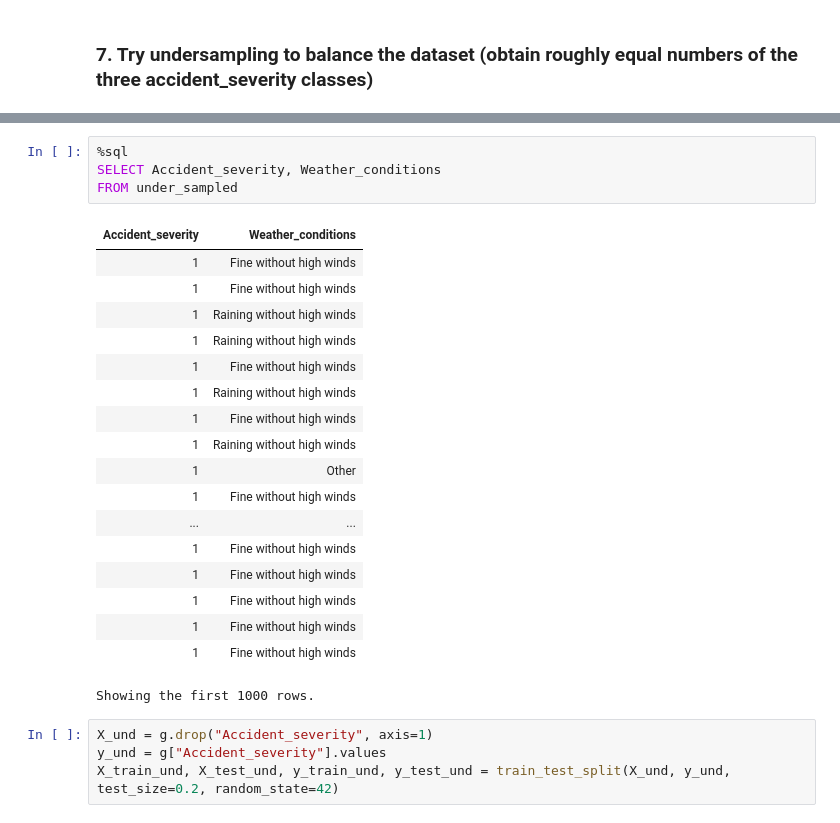
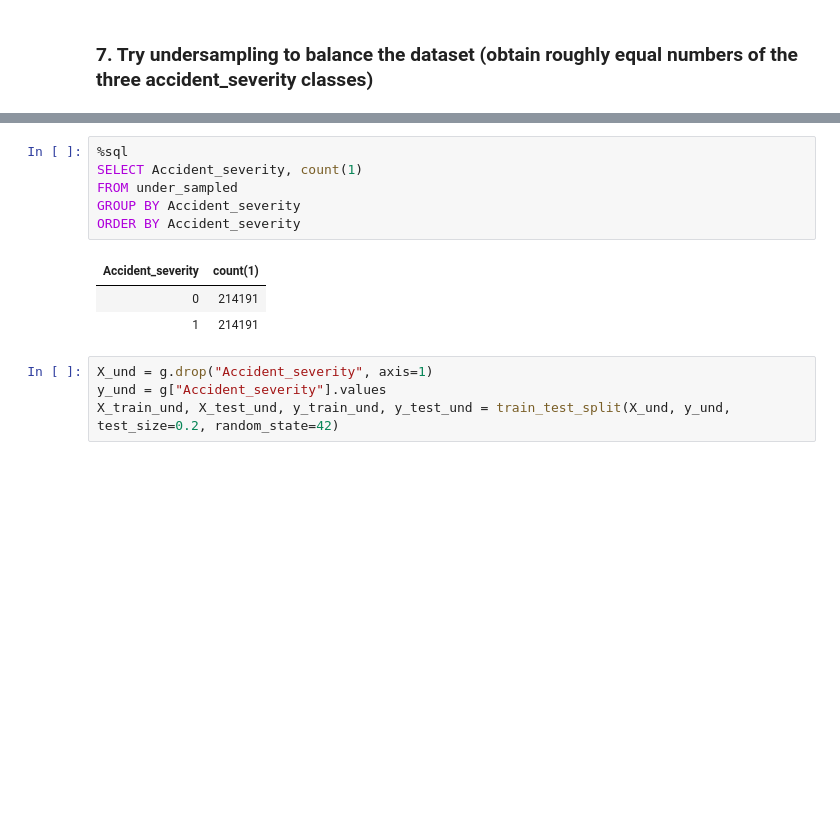
Before and after one commit to dtlloyd/Databricks_notebooks, a Jupyter notebook: UK Traffic Accident Exploration.ipynb, the cells around one changed output, grey strips where cells are left out. Drawn from its saved outputs; the diff is of its cells as text; blank space fills up the shorter version.

```diff
--- a/UK Traffic Accident Exploration.ipynb
+++ b/UK Traffic Accident Exploration.ipynb
@@ -180,27 +292,14 @@ spark_g.write.mode("overwrite").saveAsTable("under_sampled")
 [interactive output not drawn]
 # %%
 %sql
-SELECT Accident_severity, Weather_conditions
+SELECT Accident_severity, count(1)
 FROM under_sampled
+GROUP BY Accident_severity
+ORDER BY Accident_severity
 # %% [output]
-| Accident_severity | Weather_conditions |
-| 1 | Fine without high winds |
-| 1 | Fine without high winds |
-| 1 | Raining without high winds |
-| 1 | Raining without high winds |
-| 1 | Fine without high winds |
-| 1 | Raining without high winds |
-| 1 | Fine without high winds |
-| 1 | Raining without high winds |
-| 1 | Other |
-| 1 | Fine without high winds |
-| ... | ... |
-| 1 | Fine without high winds |
-| 1 | Fine without high winds |
-| 1 | Fine without high winds |
-| 1 | Fine without high winds |
-| 1 | Fine without high winds |
+| Accident_severity | count(1) |
+| 0 | 214191 |
+| 1 | 214191 |
-Showing the first 1000 rows.
 # %%
 X_und = g.drop("Accident_severity", axis=1)
 y_und = g["Accident_severity"].values
```
Also changed, not shown: parts of 36 cells of this notebook, 3 other files.
